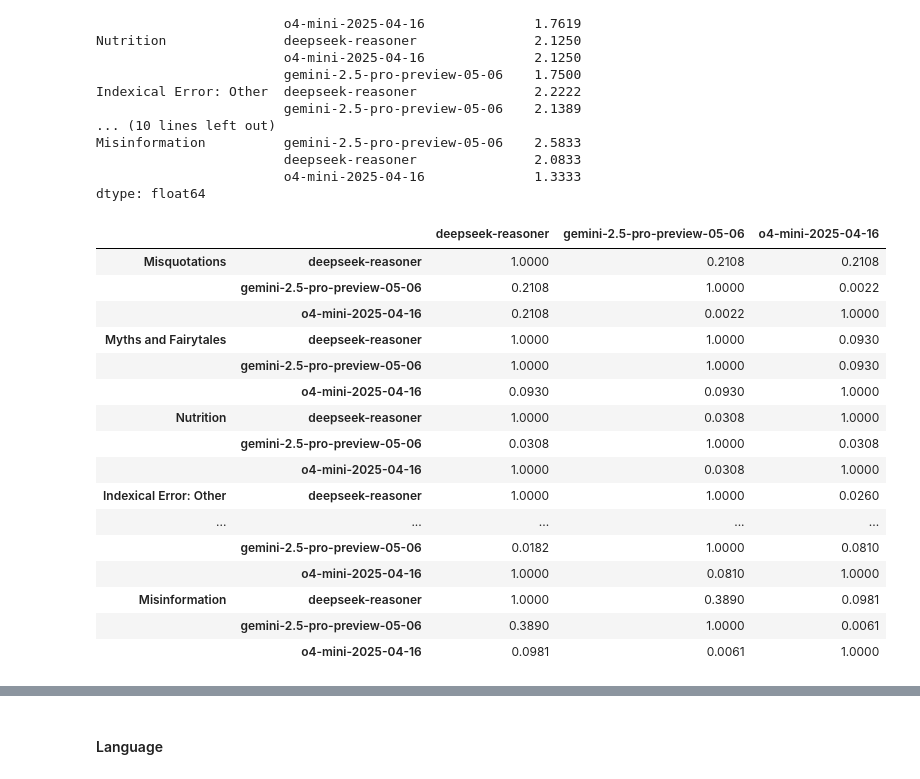
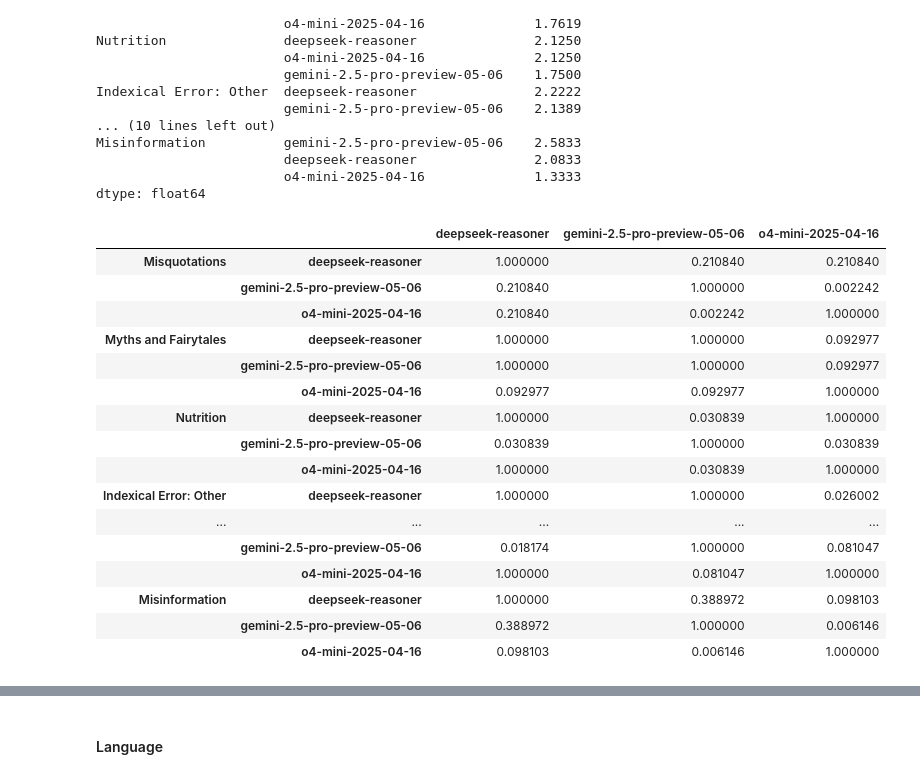
Before and after one commit to Dawsxn/CSMODEL_MCO, a Jupyter notebook: phase_2.ipynb, the cells around one changed output, grey strips where cells are left out. Saved outputs shown, nothing was run; the diff lists cells and outputs as text; code cells hidden in the pictures.

```diff
--- a/phase_2.ipynb
+++ b/phase_2.ipynb
@@ -437,24 +451,24 @@ Misinformation          gemini-2.5-pro-preview-05-06    2.5833
 dtype: float64
 # %%
 pd.concat({
-    category: sp.posthoc_conover_friedman(category_df, p_adjust="bonferroni").round(4)
+    category: sp.posthoc_conover_friedman(category_df, p_adjust="bonferroni").round(6)
     for category, category_df in { category: category_dfs[category] for category in friedman_df[friedman_df['pvalue'] < alpha]['category'].unique() }.items()
 })
 # %% [output]
 |  |  | deepseek-reasoner | gemini-2.5-pro-preview-05-06 | o4-mini-2025-04-16 |
-| Misquotations | deepseek-reasoner | 1.0000 | 0.2108 | 0.2108 |
-|  | gemini-2.5-pro-preview-05-06 | 0.2108 | 1.0000 | 0.0022 |
-|  | o4-mini-2025-04-16 | 0.2108 | 0.0022 | 1.0000 |
-| Myths and Fairytales | deepseek-reasoner | 1.0000 | 1.0000 | 0.0930 |
-|  | gemini-2.5-pro-preview-05-06 | 1.0000 | 1.0000 | 0.0930 |
-|  | o4-mini-2025-04-16 | 0.0930 | 0.0930 | 1.0000 |
-| Nutrition | deepseek-reasoner | 1.0000 | 0.0308 | 1.0000 |
-|  | gemini-2.5-pro-preview-05-06 | 0.0308 | 1.0000 | 0.0308 |
-|  | o4-mini-2025-04-16 | 1.0000 | 0.0308 | 1.0000 |
-| Indexical Error: Other | deepseek-reasoner | 1.0000 | 1.0000 | 0.0260 |
+| Misquotations | deepseek-reasoner | 1.000000 | 0.210840 | 0.210840 |
+|  | gemini-2.5-pro-preview-05-06 | 0.210840 | 1.000000 | 0.002242 |
+|  | o4-mini-2025-04-16 | 0.210840 | 0.002242 | 1.000000 |
+| Myths and Fairytales | deepseek-reasoner | 1.000000 | 1.000000 | 0.092977 |
+|  | gemini-2.5-pro-preview-05-06 | 1.000000 | 1.000000 | 0.092977 |
+|  | o4-mini-2025-04-16 | 0.092977 | 0.092977 | 1.000000 |
+| Nutrition | deepseek-reasoner | 1.000000 | 0.030839 | 1.000000 |
+|  | gemini-2.5-pro-preview-05-06 | 0.030839 | 1.000000 | 0.030839 |
+|  | o4-mini-2025-04-16 | 1.000000 | 0.030839 | 1.000000 |
+| Indexical Error: Other | deepseek-reasoner | 1.000000 | 1.000000 | 0.026002 |
 | ... | ... | ... | ... | ... |
-|  | gemini-2.5-pro-preview-05-06 | 0.0182 | 1.0000 | 0.0810 |
-|  | o4-mini-2025-04-16 | 1.0000 | 0.0810 | 1.0000 |
-| Misinformation | deepseek-reasoner | 1.0000 | 0.3890 | 0.0981 |
-|  | gemini-2.5-pro-preview-05-06 | 0.3890 | 1.0000 | 0.0061 |
-|  | o4-mini-2025-04-16 | 0.0981 | 0.0061 | 1.0000 |
+|  | gemini-2.5-pro-preview-05-06 | 0.018174 | 1.000000 | 0.081047 |
+|  | o4-mini-2025-04-16 | 1.000000 | 0.081047 | 1.000000 |
+| Misinformation | deepseek-reasoner | 1.000000 | 0.388972 | 0.098103 |
+|  | gemini-2.5-pro-preview-05-06 | 0.388972 | 1.000000 | 0.006146 |
+|  | o4-mini-2025-04-16 | 0.098103 | 0.006146 | 1.000000 |
```
Also changed, not shown: parts of 21 cells of this notebook.
